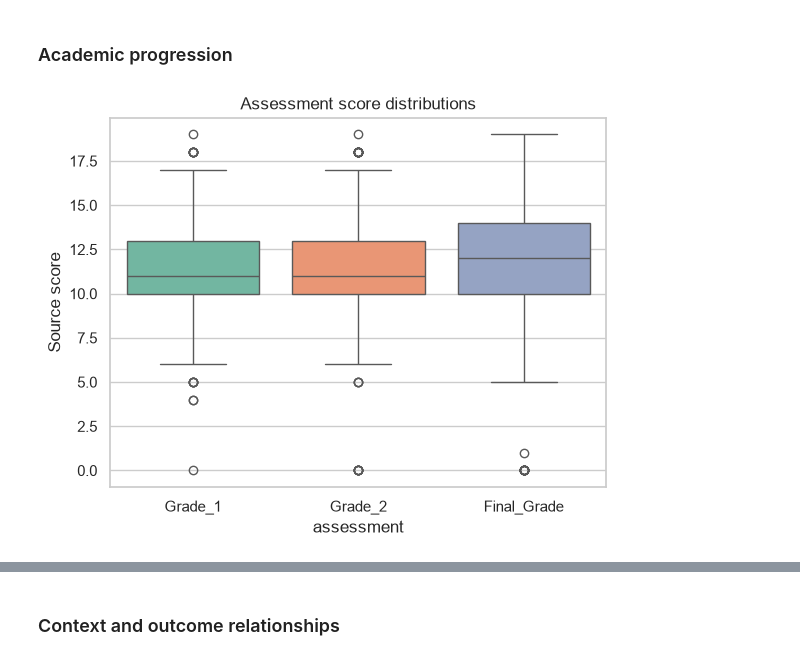
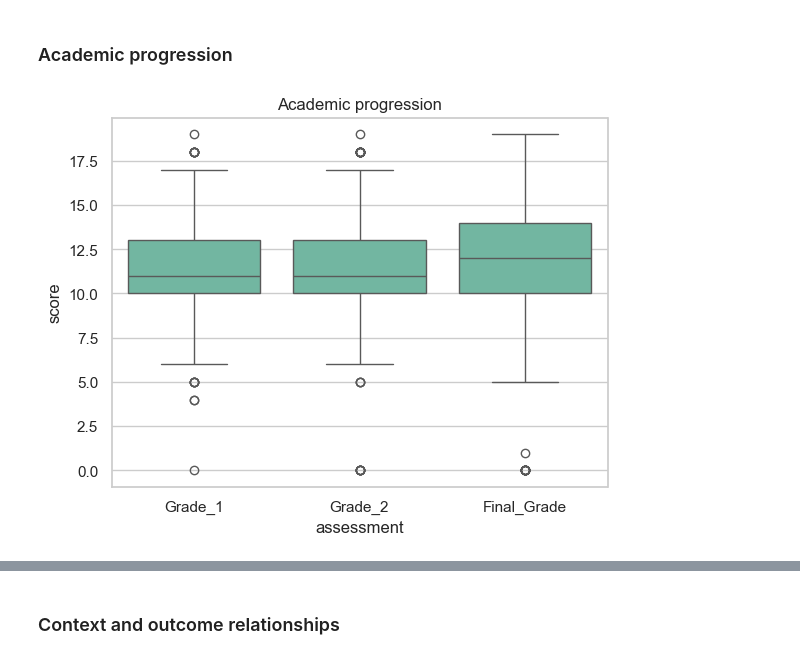
Before and after one commit to vmugabo/Komeza, a Jupyter notebook: komeza_wige/student_risk_assessment.ipynb, the cells around one changed output, grey strips where cells are left out. Saved outputs shown, nothing was run; the diff lists cells and outputs as text; code cells hidden in the pictures.

```diff
--- a/komeza_wige/student_risk_assessment.ipynb
+++ b/komeza_wige/student_risk_assessment.ipynb
@@ -167,9 +156,12 @@ plt.tight_layout(); plt.show()
 # %% [markdown]
 ### Academic progression
 # %%
-grade_long = data[['Grade_1','Grade_2','Final_Grade']].melt(var_name='assessment', value_name='score')
-sns.boxplot(data=grade_long, x='assessment', y='score', hue='assessment', legend=False)
-plt.title('Assessment score distributions'); plt.ylabel('Source score'); plt.show()
+grade_long = data[["Grade_1", "Grade_2", "Final_Grade"]].melt(
+    var_name="assessment", value_name="score"
+)
+sns.boxplot(data=grade_long, x="assessment", y="score")
+plt.title("Academic progression")
+plt.show()
 # %% [output]
-[figure, old version]
+[figure, new version]
 # %%
```
Also changed, not shown: parts of 49 cells of this notebook, 6 other files.
